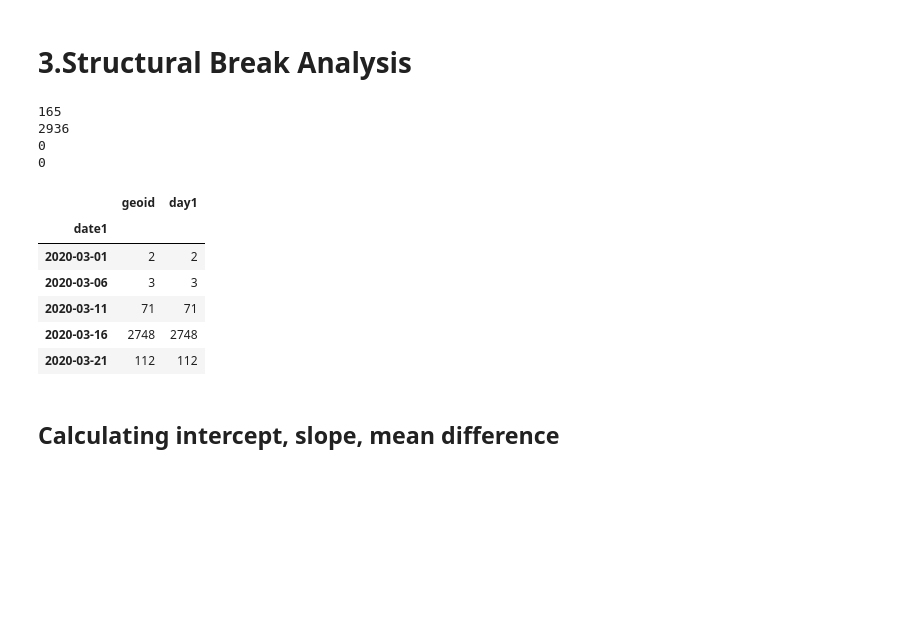
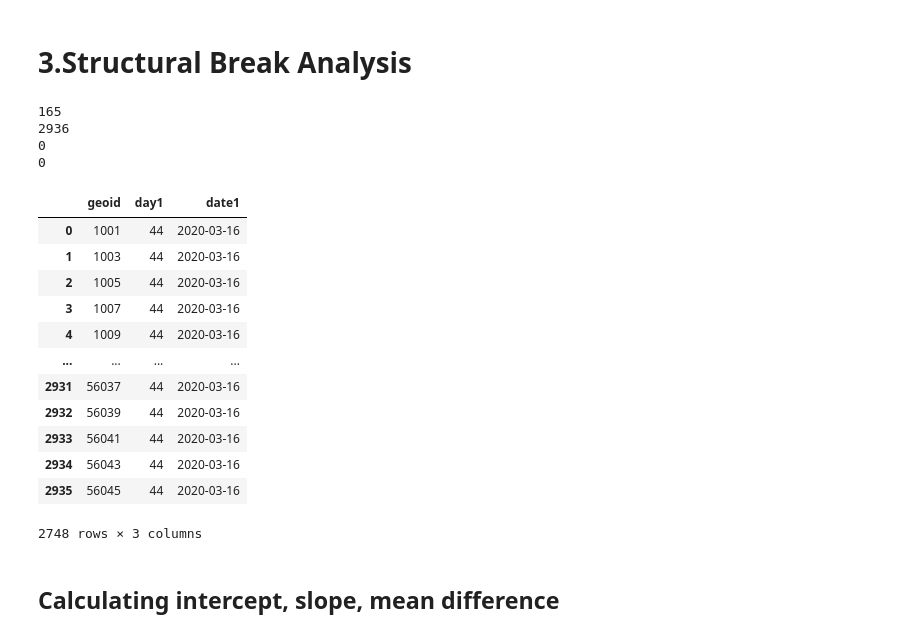
Before and after one commit to taoZurichLoaf/PartisanshipMobility, a Jupyter notebook: structural_break_analysis/StructuralBreak_County_GIScience2023.ipynb, the cells around one changed output. Cells and saved outputs as stored; diff of their text form; code cells hidden in the pictures; blank space fills up the shorter version.

```diff
--- a/structural_break_analysis/StructuralBreak_County_GIScience2023.ipynb
+++ b/structural_break_analysis/StructuralBreak_County_GIScience2023.ipynb
@@ -193,23 +222,32 @@ for i in geoid:
 # %%
 print(len(county_break0))
 print(len(county_break1))
 print(len(county_break2))
 print(len(county_break3))
 
 a = pd.DataFrame(data=county_break1,columns=['geoid', 'day1', 'date1'])
 a.groupby(by='date1').count()
+b
+# b = a[a.date1 == '2020-03-16']
+# pd.merge(b, result, left_on= 'geoid', right_on='geoid', how = 'left').groupby(by='partisanship1').count()
 # %% [output]
 165
 2936
 0
 0
-|  | geoid | day1 |
-| date1 |  |  |
-| 2020-03-01 | 2 | 2 |
-| 2020-03-06 | 3 | 3 |
-| 2020-03-11 | 71 | 71 |
-| 2020-03-16 | 2748 | 2748 |
-| 2020-03-21 | 112 | 112 |
+|  | geoid | day1 | date1 |
+| 0 | 1001 | 44 | 2020-03-16 |
+| 1 | 1003 | 44 | 2020-03-16 |
+| 2 | 1005 | 44 | 2020-03-16 |
+| 3 | 1007 | 44 | 2020-03-16 |
+| 4 | 1009 | 44 | 2020-03-16 |
+| ... | ... | ... | ... |
+| 2931 | 56037 | 44 | 2020-03-16 |
+| 2932 | 56039 | 44 | 2020-03-16 |
+| 2933 | 56041 | 44 | 2020-03-16 |
+| 2934 | 56043 | 44 | 2020-03-16 |
+| 2935 | 56045 | 44 | 2020-03-16 |
+2748 rows × 3 columns
 # %% [markdown]
 ## Calculating intercept, slope, mean difference
 # %%
```
Also changed, not shown: parts of 12 cells of this notebook, 3 other files.
